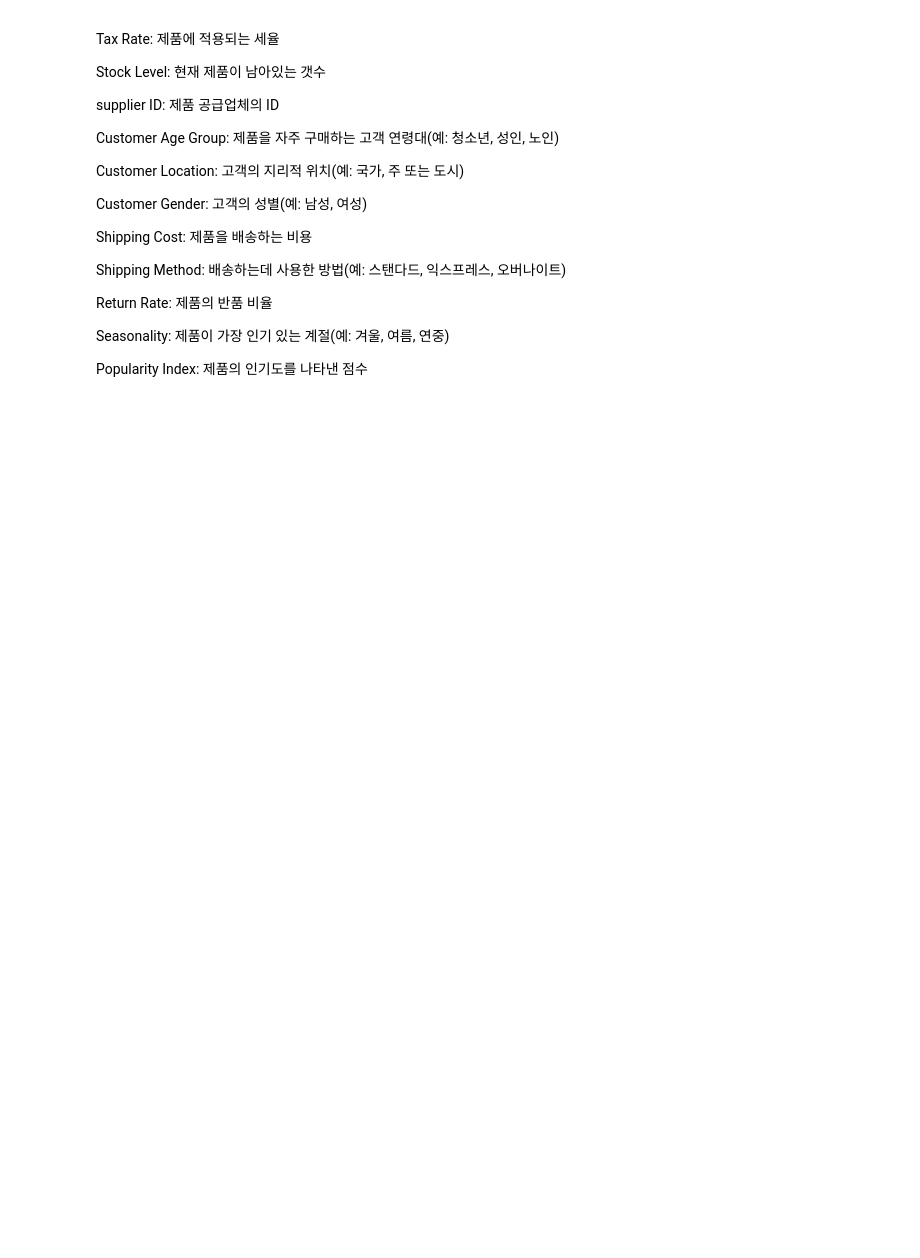
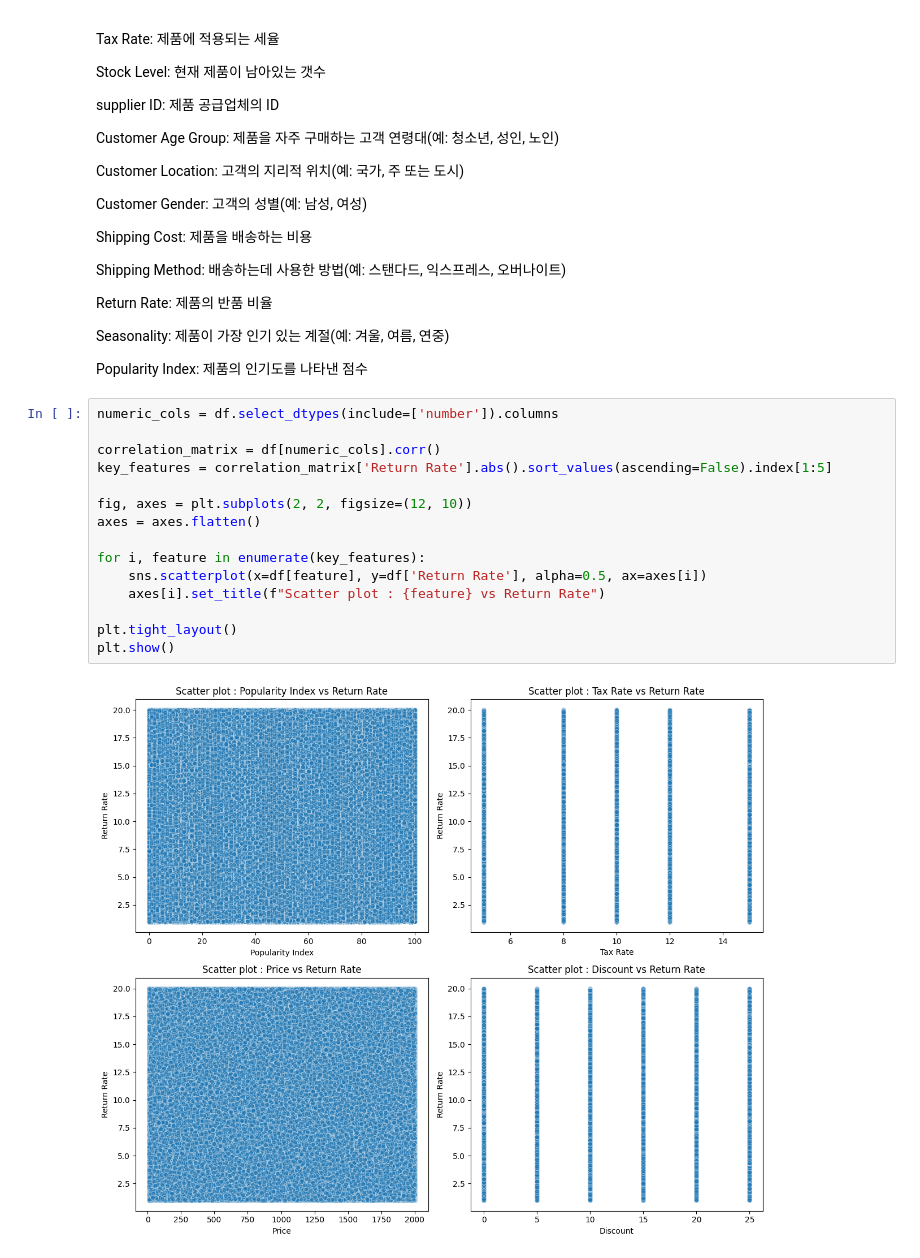
Before and after one commit to halley1116/2025_DA_study, a Jupyter notebook: team2/2주차/2nd.ipynb, the cells around one changed output. Cells and saved outputs as stored; diff of their text form; blank space fills up the shorter version.

```diff
--- a/team2/2주차/2nd.ipynb
+++ b/team2/2주차/2nd.ipynb
@@ -107,3 +109,20 @@ Return Rate: 제품의 반품 비율
 Seasonality: 제품이 가장 인기 있는 계절(예: 겨울, 여름, 연중)
 
 Popularity Index: 제품의 인기도를 나타낸 점수
+# %%
+numeric_cols = df.select_dtypes(include=['number']).columns
+
+correlation_matrix = df[numeric_cols].corr()
+key_features = correlation_matrix['Return Rate'].abs().sort_values(ascending=False).index[1:5]
+
+fig, axes = plt.subplots(2, 2, figsize=(12, 10))
+axes = axes.flatten()
+
+for i, feature in enumerate(key_features):
+    sns.scatterplot(x=df[feature], y=df['Return Rate'], alpha=0.5, ax=axes[i])
+    axes[i].set_title(f"Scatter plot : {feature} vs Return Rate")
+
+plt.tight_layout()
+plt.show()
+# %% [output]
+[figure, added]
```
Also changed, not shown: parts of 1 cell of this notebook.
